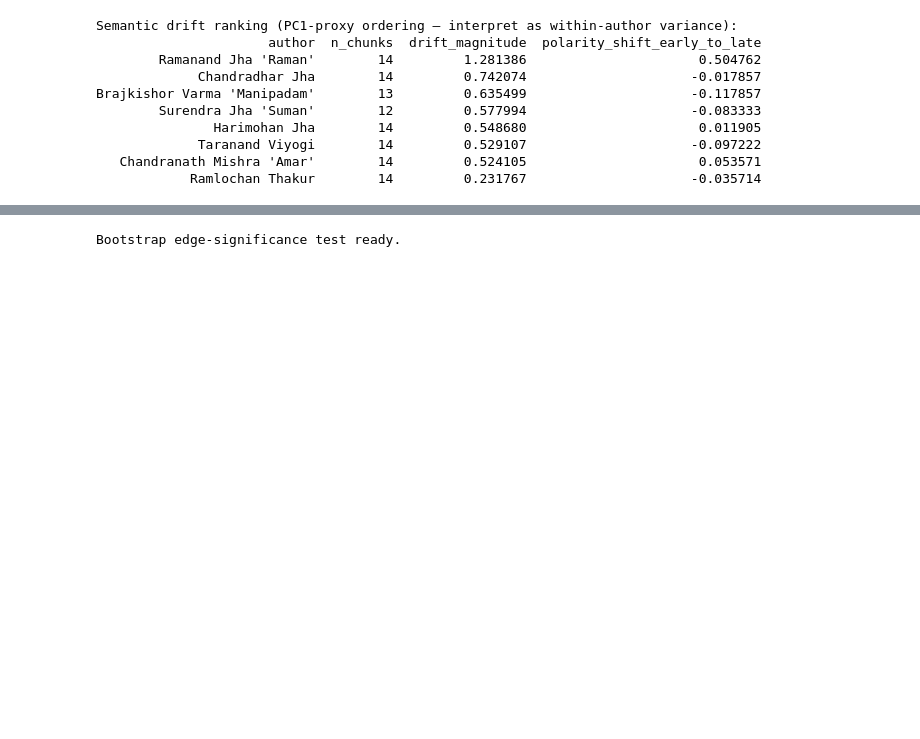
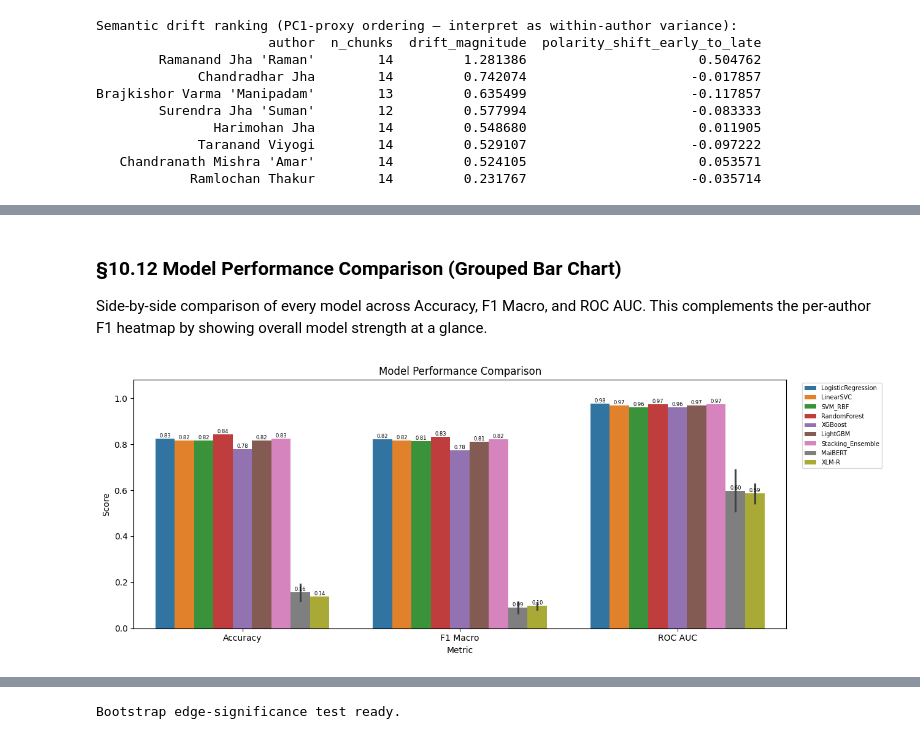
Before and after one commit to kishlay-git/maithili-authorship, a Jupyter notebook: Maithili_Authorship_Notebook.ipynb, the cells around one changed output, grey strips where cells are left out. Drawn from its saved outputs; the diff is of its cells as text; code cells hidden in the pictures; blank space fills up the shorter version.

```diff
--- a/Maithili_Authorship_Notebook.ipynb
+++ b/Maithili_Authorship_Notebook.ipynb
@@ -2209,0 +3833,34 @@ Rank
+# %% [markdown]
+### §10.12 Model Performance Comparison (Grouped Bar Chart)
+
+Side-by-side comparison of every model across Accuracy, F1 Macro, and ROC AUC. This complements the per-author F1 heatmap by showing overall model strength at a glance.
+# %%
+# §10.12 Model Performance Grouped Bar Chart
+metrics_cols = ['accuracy', 'f1_macro', 'roc_auc']
+metric_labels = ['Accuracy', 'F1 Macro', 'ROC AUC']
+
+comp_rows = []
+for res in all_results:
+    for mc, ml in zip(metrics_cols, metric_labels):
+        comp_rows.append({
+            'Model': res['model'],
+            'Paradigm': res['paradigm'],
+            'Metric': ml,
+            'Score': res[mc],
+        })
+comp_df = pd.DataFrame(comp_rows)
+
+fig, ax = plt.subplots(figsize=(13, 5))
+sns.barplot(data=comp_df, x='Metric', y='Score', hue='Model', ax=ax, palette='tab10')
+ax.set_ylim(0, 1.08)
+ax.set_title('Model Performance Comparison')
+ax.legend(bbox_to_anchor=(1.02, 1), loc='upper left', fontsize=7)
+for p in ax.patches:
+    h = p.get_height()
+    if h > 0.01:
+        ax.annotate(f'{h:.2f}', (p.get_x() + p.get_width() / 2, h),
+                    ha='center', va='bottom', fontsize=6)
+plt.tight_layout()
+plt.show()
+# %% [output]
+[figure, added]
```
Also changed, not shown: parts of 168 cells of this notebook.
